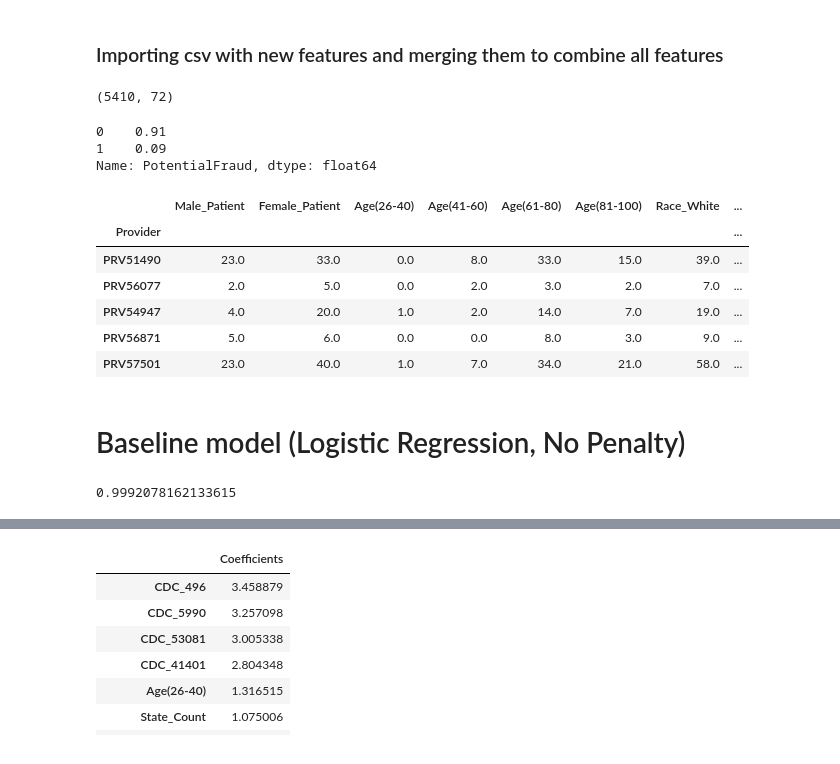
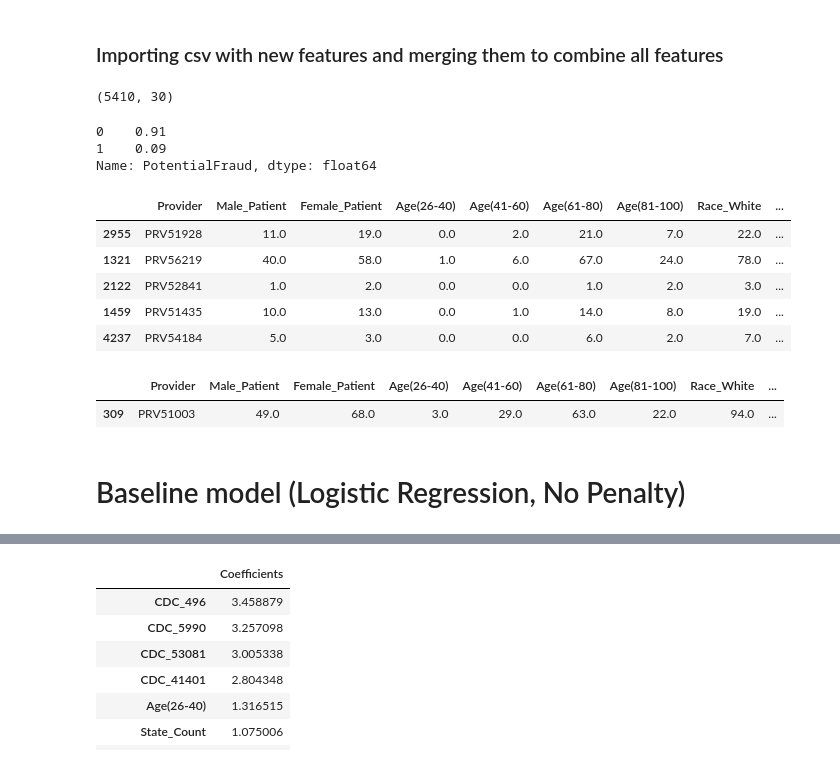
Before and after one commit to SubornaN/Health_Care_Fraud_Detection, a Jupyter notebook: Fraud_Detection_EDA_4.ipynb, the cells around one changed output, grey strips where cells are left out. Saved outputs shown, nothing was run; the diff lists cells and outputs as text; code cells hidden in the pictures.

```diff
--- a/Fraud_Detection_EDA_4.ipynb
+++ b/Fraud_Detection_EDA_4.ipynb
@@ -22,17 +22,17 @@ from sklearn.metrics import classification_report, confusion_matrix, accuracy_sc
 pd.set_option('display.max_columns', 100) # shows all the columns
 
 # loading all the datasets
-features_0 = pd.read_csv('/Users/suborna/Github/Capstone_Project/Data/Combined_Provider.csv')
-features_2 = pd.read_csv('/Users/suborna/Github/Capstone_Project/Data/new_features.csv')
+features_1 = pd.read_csv('/Users/suborna/Github/Capstone_Project/Data/Combined_Provider.csv')
+features_2 = pd.read_csv('/Users/suborna/Github/Capstone_Project/Data/Final_Provider.csv')
 
 # dropping because this column already exist in features_2, we don't need duplicates
-features_1 = features_0.drop('PotentialFraud', axis = 1)
+features_1 = features_1.drop('PotentialFraud', axis = 1)
 
 # merging features_1 & features_2 to have the complete dataset of new features
-All_Features = features_2.merge(features_1, on = 'Provider')
+All_Features = features_1.merge(features_2, on = 'Provider')
 
 # setting provider as index for ML modeling
-Train_set = features_2.merge(features_1, on = 'Provider').set_index('Provider')
+Train_set = features_1.merge(features_2, on = 'Provider').set_index('Provider')
 
 # replacing categories with ordinal data for the Potential Fraud labels
 Train_set['PotentialFraud'] = Train_set['PotentialFraud'].replace(['Yes', 'No'], [1,0])
@@ -46,9 +46,9 @@ Fraud_df = fraud_df.reset_index().rename(columns = {'index': 'Index'})
 nfraud_df = All_Features.loc[All_Features.PotentialFraud == 'No']
 NFraud_df = nfraud_df.reset_index().rename(columns = {'index': 'Index'})
 # %%
-All_Features.shape # checking the count of rows and columns
+features_2.shape # checking the count of rows and columns
 # %% [output]
-(5410, 72)
+(5410, 30)
 # %%
 # check the distribution of the potential fraud/not fraud labels (0 means not potential fraud, 1 means potential fraud)
 np.round(Train_set.PotentialFraud.value_counts()/All_Features.shape[0], 2)
@@ -57,15 +57,19 @@ np.round(Train_set.PotentialFraud.value_counts()/All_Features.shape[0], 2)
 1    0.09
 Name: PotentialFraud, dtype: float64
 # %%
-Train_set.sample(5) # randomly sampling 5 rows of data
+All_Features.sample(5) # randomly sampling 5 rows of data
 # %% [output]
-|  | Male_Patient | Female_Patient | Age(26-40) | Age(41-60) | Age(61-80) | Age(81-100) | Race_White | ... |
-| Provider |  |  |  |  |  |  |  | ... |
-| PRV51490 | 23.0 | 33.0 | 0.0 | 8.0 | 33.0 | 15.0 | 39.0 | ... |
-| PRV56077 | 2.0 | 5.0 | 0.0 | 2.0 | 3.0 | 2.0 | 7.0 | ... |
-| PRV54947 | 4.0 | 20.0 | 1.0 | 2.0 | 14.0 | 7.0 | 19.0 | ... |
-| PRV56871 | 5.0 | 6.0 | 0.0 | 0.0 | 8.0 | 3.0 | 9.0 | ... |
-| PRV57501 | 23.0 | 40.0 | 1.0 | 7.0 | 34.0 | 21.0 | 58.0 | ... |
+|  | Provider | Male_Patient | Female_Patient | Age(26-40) | Age(41-60) | Age(61-80) | Age(81-100) | Race_White | ... |
+| 2955 | PRV51928 | 11.0 | 19.0 | 0.0 | 2.0 | 21.0 | 7.0 | 22.0 | ... |
+| 1321 | PRV56219 | 40.0 | 58.0 | 1.0 | 6.0 | 67.0 | 24.0 | 78.0 | ... |
+| 2122 | PRV52841 | 1.0 | 2.0 | 0.0 | 0.0 | 1.0 | 2.0 | 3.0 | ... |
+| 1459 | PRV51435 | 10.0 | 13.0 | 0.0 | 1.0 | 14.0 | 8.0 | 19.0 | ... |
+| 4237 | PRV54184 | 5.0 | 3.0 | 0.0 | 0.0 | 6.0 | 2.0 | 7.0 | ... |
+# %%
+All_Features.loc[All_Features.Provider == 'PRV51003']
+# %% [output]
+|  | Provider | Male_Patient | Female_Patient | Age(26-40) | Age(41-60) | Age(61-80) | Age(81-100) | Race_White | ... |
+| 309 | PRV51003 | 49.0 | 68.0 | 3.0 | 29.0 | 63.0 | 22.0 | 94.0 | ... |
 # %% [markdown]
 # Baseline model (Logistic Regression, No Penalty)
 # %%
@@ -91,5 +94 @@ lm.fit(X_train, y_train)
 y_pred = lm.predict(X_test)
-# %%
-lm.score(X_train, y_train) # checking the score of on the train dataset
-# %% [output]
-0.9992078162133615
```
Also changed, not shown: parts of 41 cells of this notebook, 1 other file.
